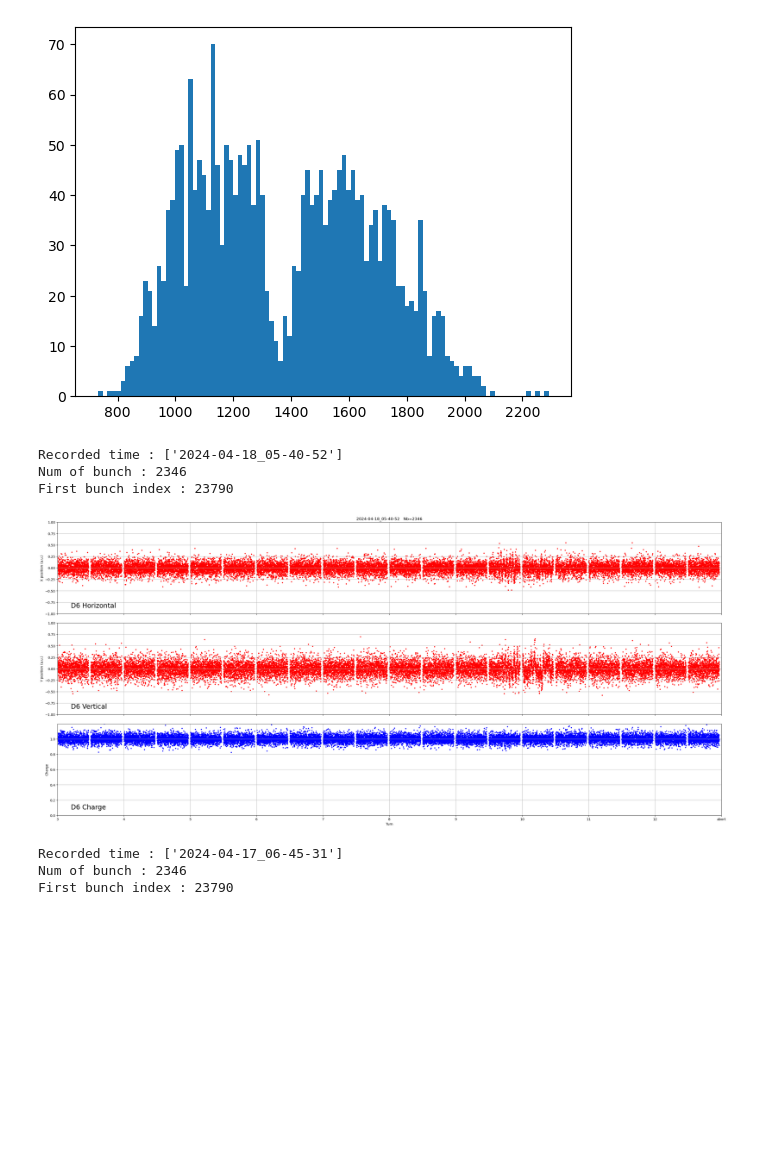
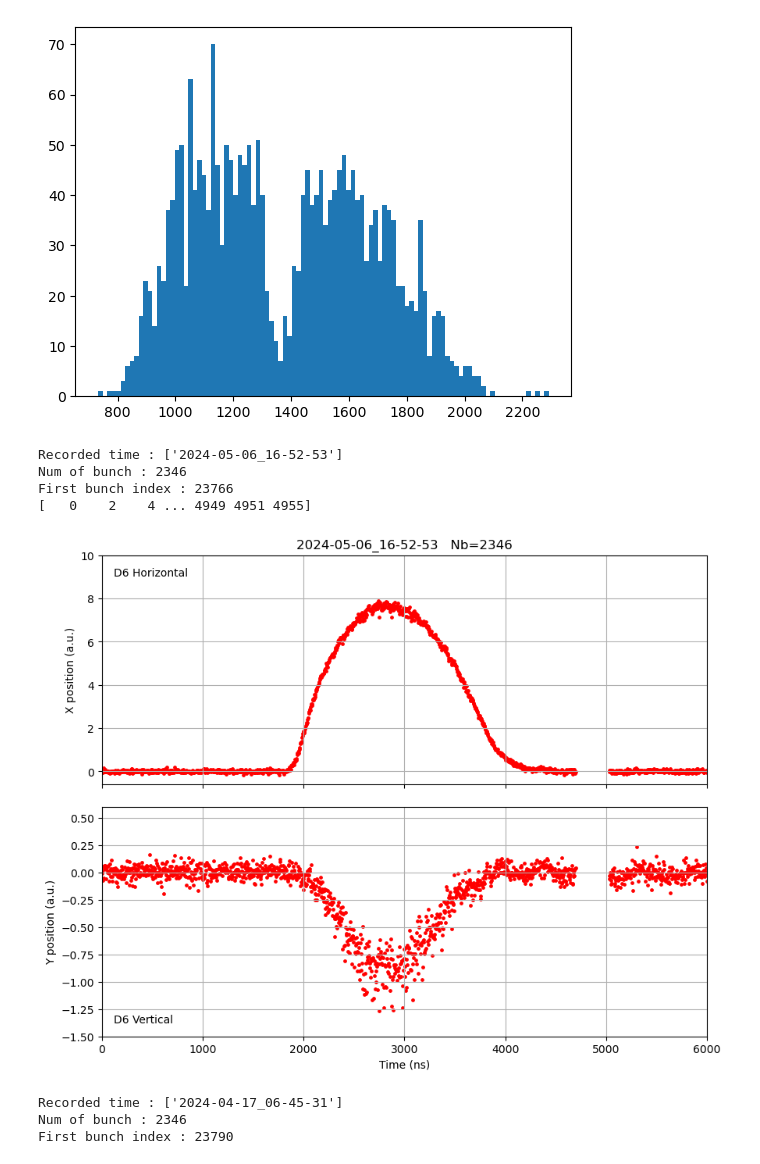
Before and after one commit to slaclab/kek-bpm-rfsoc-dev, a Jupyter notebook: software/notebooks/D6_RFSoC.ipynb, the cells around one changed output. Saved outputs shown, nothing was run; the diff lists cells and outputs as text; code cells hidden in the pictures; blank space fills up the shorter version.

```diff
--- a/software/notebooks/D6_RFSoC.ipynb
+++ b/software/notebooks/D6_RFSoC.ipynb
@@ -146,39 +146,40 @@ def make_heatmap(filename,lim):
     for i in range(12):
         bunch_index_12.append(bunch_index+5120*i)
 
-    x_axis=np.concatenate(bunch_index_12)/5120+1
+    x_axis=(np.concatenate(bunch_index_12)-5120*10)*1000/509
 
-    fig, (ax1, ax2, ax3) = plt.subplots(3, 1, sharex=True,figsize=(36,16))
+    fig, (ax1, ax2) = plt.subplots(2, 1, sharex=True,figsize=(10,8))
     split=np.hsplit(x_pos,x_pos.shape[1])
     ax1.set_title(f'{recordtime[0]}   Nb={len(bunch_index)}')
     ax1.scatter(x_axis,np.concatenate(split),color='red',s=6)
     ax1.set_ylabel("X position (a.u.)")
-    ax1.set_ylim(-0.6,0.6)
+    ax1.set_ylim(-0.6,10)
     ax1.grid()
-    ax1.text(0.02,0.05,'D6 Horizontal',transform=ax1.transAxes,ha='left',va='bottom',fontsize=20)
+    ax1.text(0.02,0.9,'D6 Horizontal',transform=ax1.transAxes,ha='left',va='bottom',fontsize=10)
 
     split=np.hsplit(y_pos,y_pos.shape[1])
     ax2.scatter(x_axis,np.concatenate(split),color='red',s=6)
     ax2.set_ylabel("Y position (a.u.)")
-    ax2.set_ylim(-0.6,0.6)
+    ax2.set_ylim(-1.5,0.6)
     ax2.grid()
-    ax2.text(0.02,0.05,'D6 Vertical',transform=ax2.transAxes,ha='left',va='bottom',fontsize=20)
+    ax2.text(0.02,0.05,'D6 Vertical',transform=ax2.transAxes,ha='left',va='bottom',fontsize=10)
 
-
+    """
     split=np.hsplit(charge,charge.shape[1])
     ax3.scatter(x_axis,np.concatenate(split).reshape(len(x_axis)),color='blue',s=6)
     ax3.set_xlabel("Turn")
     ax3.set_ylabel("Charge")
     ax3.set_ylim(0,1.2)
     ax3.grid()
-    ax3.set_xticks([1,2,3,4,5,6,7,8,9,10,11,12,13],['1','2','3','4','5','6','7','8','9','10','11','12','abort'])
-    ax3.set_yticks([0,0.2,0.4,0.6,0.8,1])
-    ax3.set_xlim(lim,13)
-    ax3.text(0.02,0.05,'D6 Charge',transform=ax3.transAxes,ha='left',va='bottom',fontsize=20)
-
-
+    """
+    #ax3.set_xticks([1,2,3,4,5,6,7,8,9,10,11,12,13],['1','2','3','4','5','6','7','8','9','10','11','12','abort'])
+    #ax3.set_yticks([0,0.2,0.4,0.6,0.8,1])
+    #ax3.set_xlim(lim,12)
+    #ax3.text(0.02,0.05,'D6 Charge',transform=ax3.transAxes,ha='left',va='bottom',fontsize=20)
+    ax2.set_xlim(0,6000)
+    ax2.set_xlabel("Time (ns)")
     plt.subplots_adjust(hspace=.1)
-    #plt.savefig("beamloss2.png",dpi=200)
+    plt.savefig("beamloss2.png",dpi=200)
     plt.show()
 # %%
 ampFault,recordtime=datfile("data_20240423_171128.dat")
@@ -322,12 +323,13 @@ plt.show()
 # %% [output]
 [figure]
 # %%
-make_heatmap("data_20240418_012634.dat",3)
+make_heatmap("data_20240506_155232.dat",11)
 # %% [output]
-Recorded time : ['2024-04-18_05-40-52']
+Recorded time : ['2024-05-06_16-52-53']
 Num of bunch : 2346
-First bunch index : 23790
+First bunch index : 23766
+[   0    2    4 ... 4949 4951 4955]
-[figure, old version]
+[figure, new version]
 # %%
 make_heatmap('data_20240417_032359.dat',3)
 # %% [output]
```
Also changed, not shown: 11 other files.
